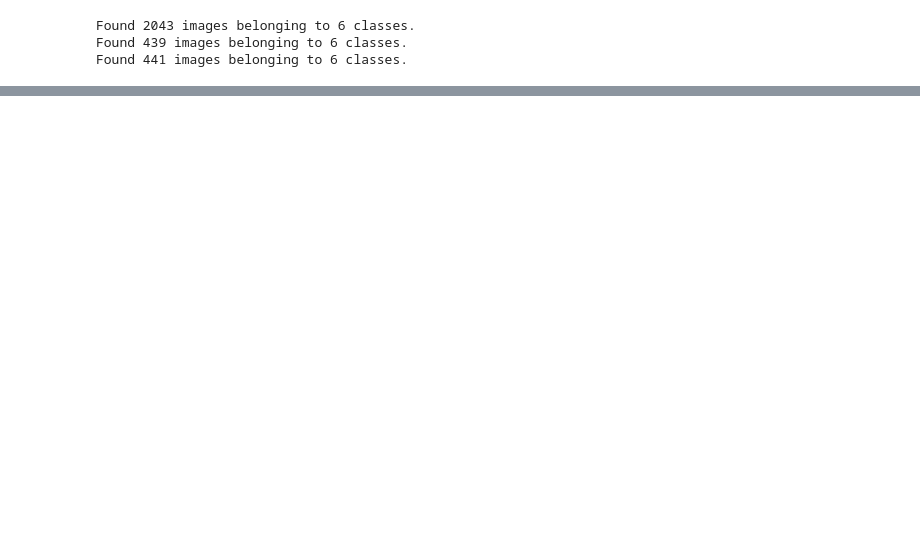
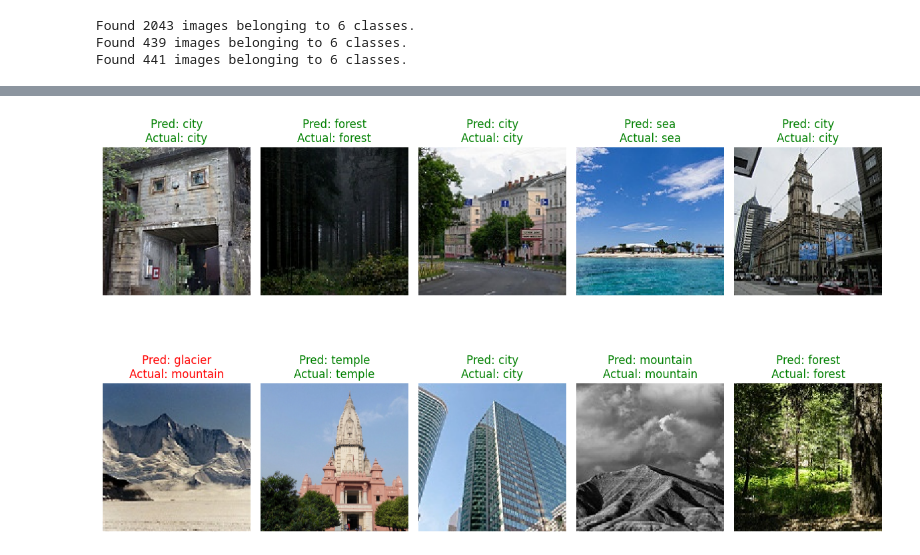
Before and after one commit to janavi-185/DL-project, a Jupyter notebook: Model.ipynb, the cells around one changed output, grey strips where cells are left out. Saved outputs shown, nothing was run; the diff lists cells and outputs as text; code cells hidden in the pictures; blank space fills up the shorter version.

```diff
--- a/Model.ipynb
+++ b/Model.ipynb
@@ -260,0 +367,40 @@ plt.show()
+# %%
+# get all data
+images = []
+labels = []
+
+# collect multiple batches
+for i in range(len(test_data)):
+    x, y = test_data[i]
+    images.extend(x)
+    labels.extend(y)
+
+images = np.array(images)
+labels = np.array(labels)
+
+# pick 10 random samples
+indices = np.random.choice(len(images), 10, replace=False)
+
+class_names = list(test_data.class_indices.keys())
+
+plt.figure(figsize=(12,8))
+
+for i, idx in enumerate(indices):
+
+    img = images[idx]
+    true_label = class_names[np.argmax(labels[idx])]
+
+    pred = model.predict(np.expand_dims(img, axis=0))
+    pred_label = class_names[np.argmax(pred)]
+
+    plt.subplot(2,5,i+1)
+    plt.imshow(img)
+
+    color = "green" if pred_label == true_label else "red"
+    plt.title(f"Pred: {pred_label}\nActual: {true_label}", color=color)
+
+    plt.axis('off')
+
+plt.tight_layout()
+plt.show()
+# %% [output]
@@ -260,0 +417 @@ plt.show()
+[figure, added]
```
Also changed, not shown: parts of 15 cells of this notebook, 3 other files.
